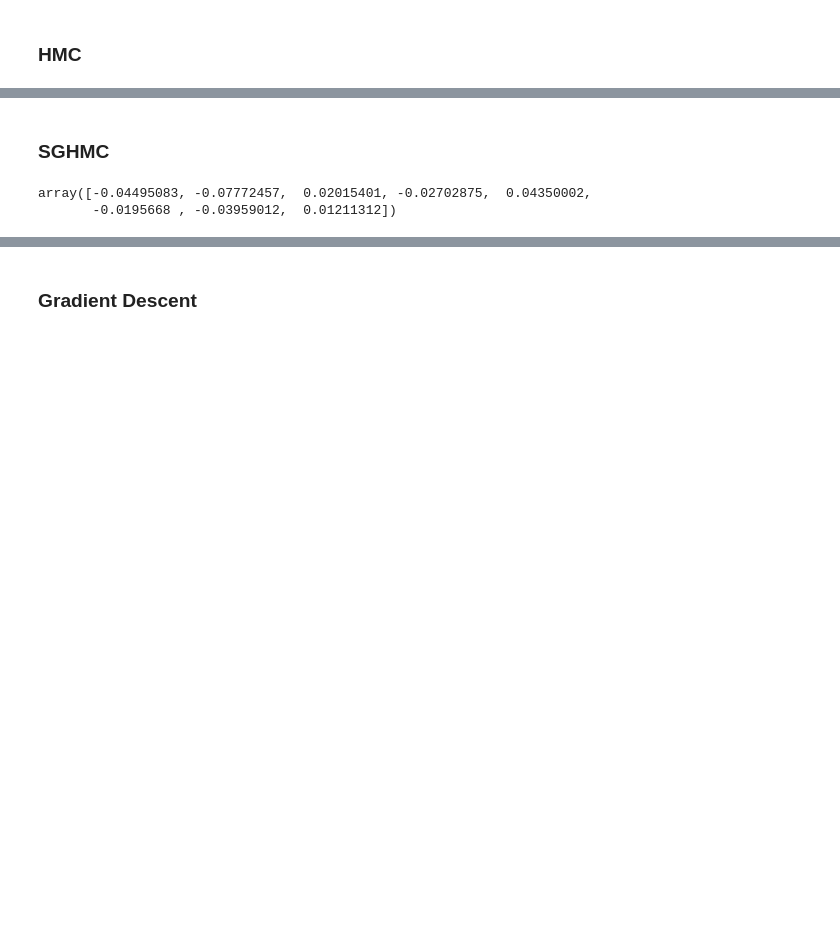
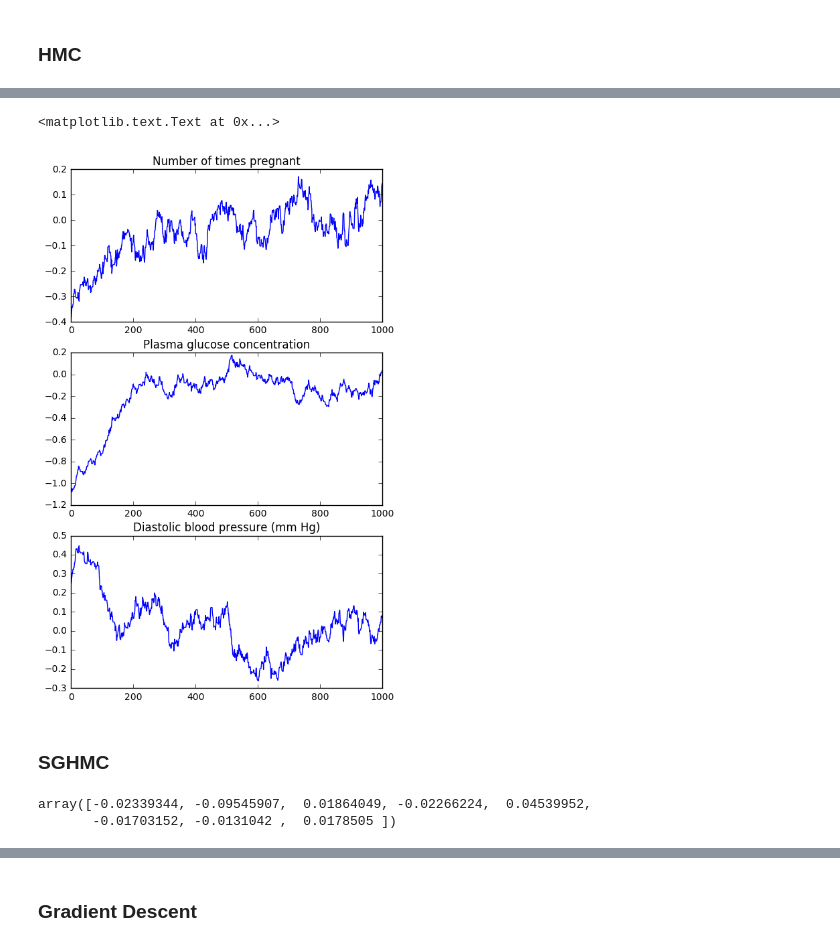
Before and after one commit to gldmt-duke/CokerAmitaiSGHMC, a Jupyter notebook: logistic_regression/logistic_regression_pima.ipynb, the cells around one changed output, grey strips where cells are left out. Saved outputs shown, nothing was run; the diff lists cells and outputs as text; code cells hidden in the pictures; blank space fills up the shorter version.

```diff
--- a/logistic_regression/logistic_regression_pima.ipynb
+++ b/logistic_regression/logistic_regression_pima.ipynb
@@ -159,3 +5,14 @@ pima = np.genfromtxt('pima-indians-diabetes.data', delimiter=',')
+# %%
+pima = np.genfromtxt('pima-indians-diabetes.data', delimiter=',')
+names = ["Number of times pregnant",
+         "Plasma glucose concentration",
+         "Diastolic blood pressure (mm Hg)",
+         "Triceps skin fold thickness (mm)",
+         "2-Hour serum insulin (mu U/ml)",
+         "Body mass index (weight in kg/(height in m)^2)",
+         "Diabetes pedigree function",
+         "Age (years)",
+         "Class variable (0 or 1)"]
 # %%
 # Load data
 X = np.concatenate((np.ones((pima.shape[0],1)),pima[:,0:8]), axis=1)
@@ -218,0 +80,19 @@ plt.show()
+# %%
+fig, ax = plt.subplots(3,1, figsize=(6,10))
+
+i = 0
+ax[0].plot((samples - beta_true_scale)[:,i])
+ax[0].set_title(names[i])
+
+
+i = 1
+ax[1].plot((samples - beta_true_scale)[:,i])
+ax[1].set_title(names[i])
+
+
+i = 2
+ax[2].plot((samples - beta_true_scale)[:,i])
+ax[2].set_title(names[i])
+# %% [output]
+<matplotlib.text.Text at 0x...>
+[figure, added]
@@ -231,12 +115,12 @@ C = 1 * np.identity(p)
 V = 0 * np.identity(p)
 M = np.identity(p)
 
-samples, H = run_sghmc(Y, Xs, U_logistic, gradU_logistic, M, eps, m, theta, C, V, phi, nsample)
+samples, H = sghmc.run_sghmc(Y, Xs, sghmc.U_logistic, sghmc.stogradU_logistic, M, eps, m, theta, C, V, phi, nsample, nbatch)
 
 np.mean(samples, axis=0) - beta_true_scale
 # %% [output]
-array([-0.04495083, -0.07772457,  0.02015401, -0.02702875,  0.04350002,
-       -0.0195668 , -0.03959012,  0.01211312])
+array([-0.02339344, -0.09545907,  0.01864049, -0.02266224,  0.04539952,
+       -0.01703152, -0.0131042 ,  0.0178505 ])
 # %%
 plt.plot((samples - beta_true_scale)[:,0])
 plt.show()
```
Also changed, not shown: parts of 15 cells of this notebook, 2 other files.
